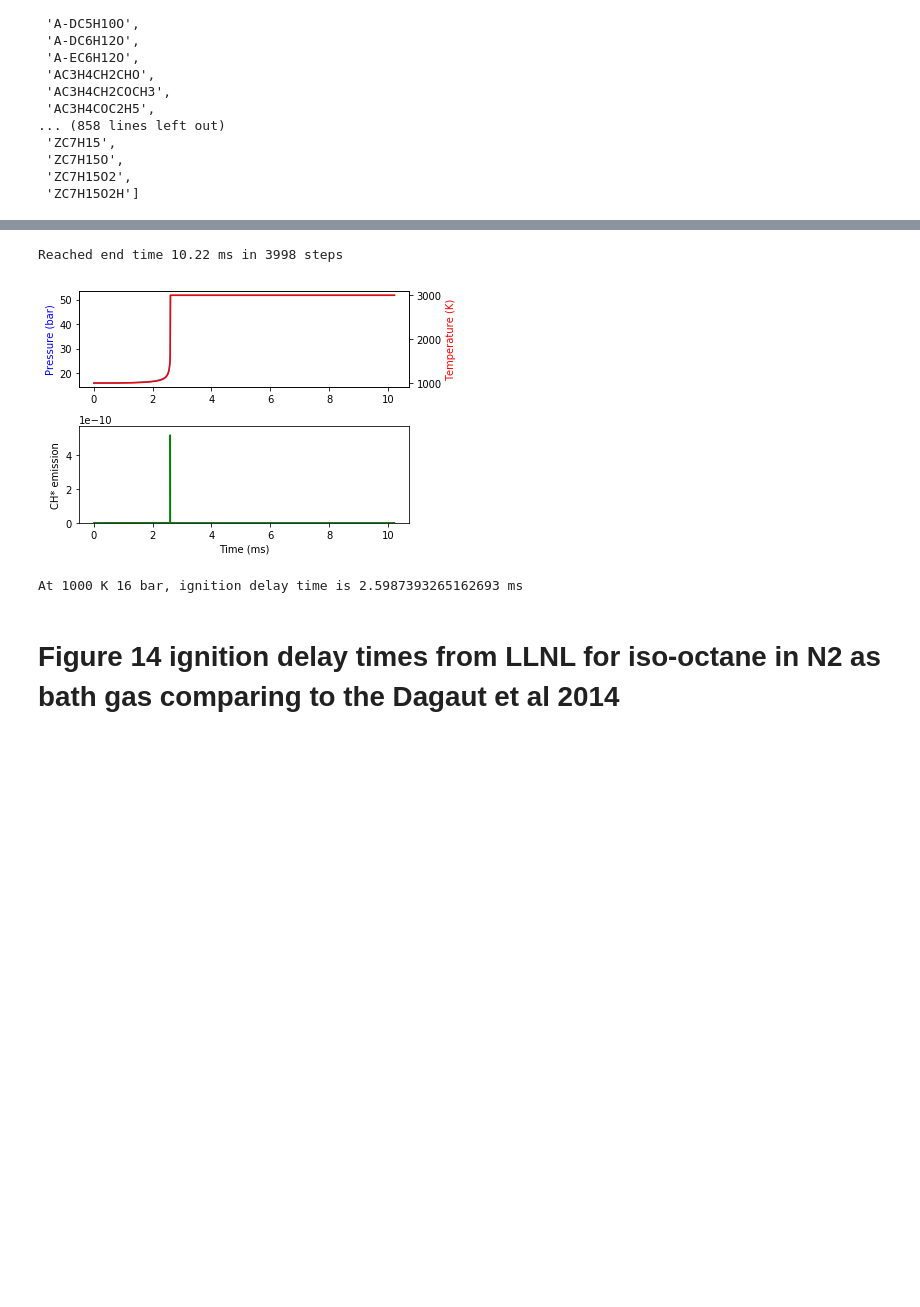
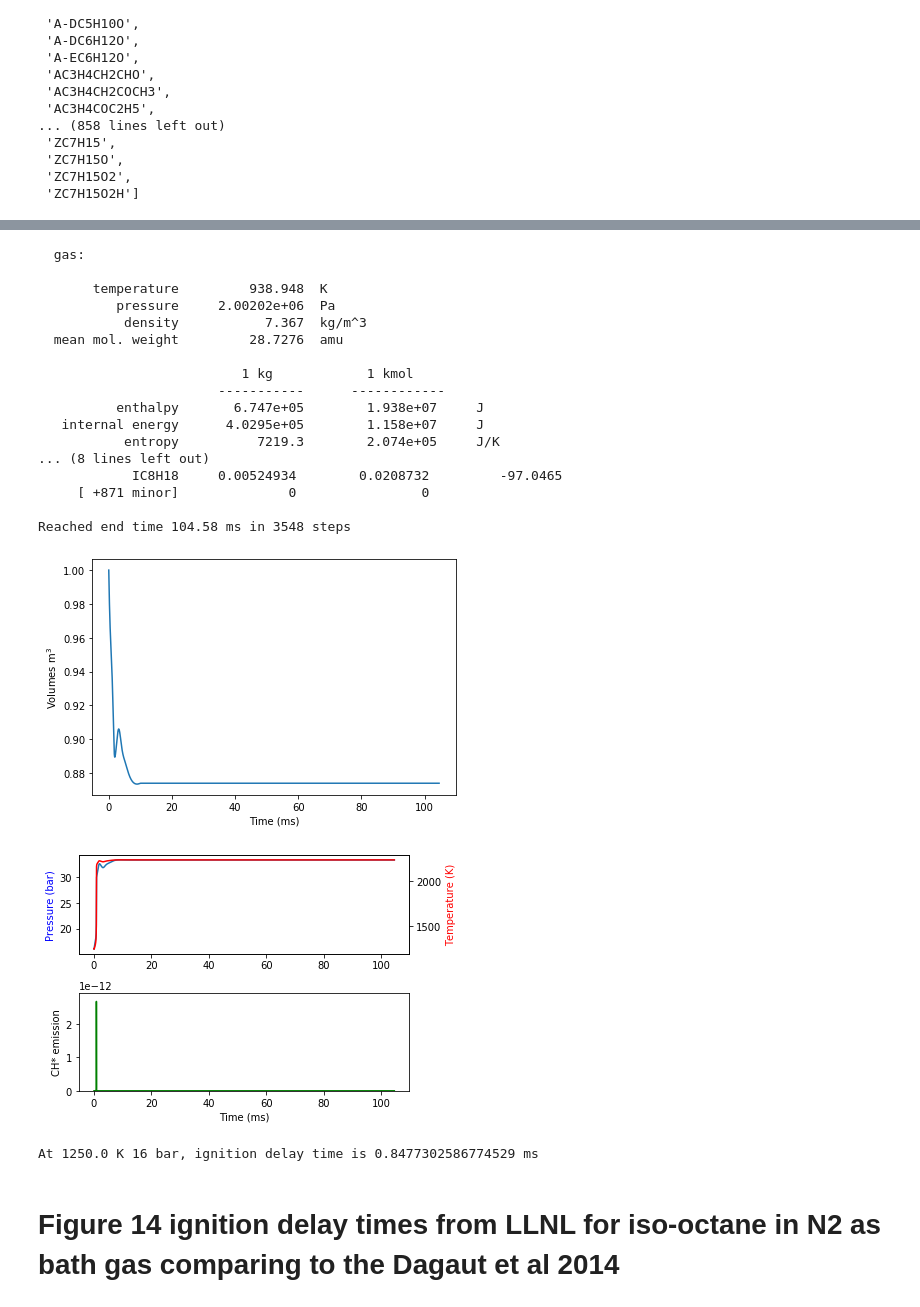
Before and after one commit to ajuluc/GTL, a Jupyter notebook: ic8_ignition_delay_LLNL.ipynb, the cells around one changed output, grey strips where cells are left out. Saved outputs shown, nothing was run; the diff lists cells and outputs as text; code cells hidden in the pictures; blank space fills up the shorter version.

```diff
--- a/ic8_ignition_delay_LLNL.ipynb
+++ b/ic8_ignition_delay_LLNL.ipynb
@@ -123,0 +234,11 @@ gas()
+# %%
+import scipy.interpolate
+spl = scipy.interpolate.UnivariateSpline(times, volumes, k=3,s=0.0001, ext='const')
+# if ext='const', extrapolation return the boundary value.
+
+plt.plot(times, volumes, '.', label="From experiment P profile,\nassuming isentropic compression")
+t = np.linspace(0,max(times)*1.1,1000)
+plt.plot(t, spl(t), label="Interpolated spline")
+plt.xlabel('Time (s)')
+plt.ylabel('Volume (m$^3$)')
+plt.legend(loc='best')
@@ -123,0 +248,9 @@ gas()
+# %%
+velocity = spl.derivative(n=1)
+print(velocity.ext)
+velocity.ext=1 # zeros
+print(velocity.ext)
+plt.plot(t, velocity(t))
+plt.xlabel('Time (s)')
+plt.ylabel('Wall velocity (m/s)')
+plt.hlines(0,0,max(t))
@@ -134,16 +281,22 @@ def get_ignition_delay(gas, temperature, pressure_bar, mole_fractions, plot=Fals
     """
     gas.TPX = temperature, pressure_bar*1e5, mole_fractions
 
+
     reactor = ct.IdealGasReactor(gas)
+    environment = ct.Reservoir(ct.Solution('air.xml'))
+
+    ct.Wall(reactor, environment, A=1.0, velocity=velocity)
     reactor_network = ct.ReactorNet([reactor])
 
     time = 0.0
-    end_time = 10e-3
+    end_time = 100e-3
 
     times = []
     concentrations = []
     pressures = []
     temperatures = []
+    volumes = []
+
 
     print_data = True
     while time < end_time:
@@ -151,6 +304,7 @@ def get_ignition_delay(gas, temperature, pressure_bar, mole_fractions, plot=Fals
         times.append(time)
         temperatures.append(reactor.T)
         pressures.append(reactor.thermo.P)
+        volumes.append(reactor.volume)
         concentrations.append(reactor.thermo.concentrations)
         # take a timestep
         # the size of the step will be determined by the ODE solver
@@ -163,6 +317,15 @@ def get_ignition_delay(gas, temperature, pressure_bar, mole_fractions, plot=Fals
     times = np.array(times)
     pressures = np.array(pressures)
     temperatures = np.array(temperatures)
+    volumes = np.array(volumes)
+
+    if plot:
+        plt.plot(times*1e3, volumes)
+        plt.xlabel("Time (ms)")
+        plt.ylabel("Volumes m$^3$")
+        plt.tight_layout()
+        plt.show()
+
 
     if plot:
         plt.subplot(2,1,1)
@@ -192,7 +355,7 @@ def get_ignition_delay(gas, temperature, pressure_bar, mole_fractions, plot=Fals
         print("At {0} K {1} bar, no ignition detected".format(temperature, pressure_bar))
         return np.infty
 # %%
-def get_ignition_delay_air(temperature, pressure_bar=10, phi=1.0, plot=False):
+def get_ignition_delay_air_n2(temperature, pressure_bar=16, phi=1.0, plot=False):
     """
     For figure 14
 
@@ -202,6 +365,9 @@ def get_ignition_delay_air(temperature, pressure_bar=10, phi=1.0, plot=False):
     """
     set_gas_concentrations(gas, phi)
     mole_fractions = gas.X
+    if plot:
+        gas()
 
     time = get_ignition_delay(gas, temperature, pressure_bar, mole_fractions, plot=plot)
     return time
+gas()
@@ -208,10 +392,27 @@ def get_ignition_delay_air(temperature, pressure_bar=10, phi=1.0, plot=False):
 # %%
-get_ignition_delay_air(1000, 16, 1, plot=True)
+get_ignition_delay_air_n2(1000/.8, 16, 1, plot=True)
 plt.rcParams['figure.figsize'] = [10, 8]
 # %% [output]
-Reached end time 10.22 ms in 3998 steps
+  gas:
+
+       temperature         938.948  K
+          pressure     2.00202e+06  Pa
+           density           7.367  kg/m^3
+  mean mol. weight         28.7276  amu
+
+                          1 kg            1 kmol
+                       -----------      ------------
+          enthalpy       6.747e+05        1.938e+07     J
+   internal energy      4.0295e+05        1.158e+07     J
+           entropy          7219.3        2.074e+05     J/K
+... (8 lines left out)
+            IC8H18     0.00524934        0.0208732         -97.0465
+     [ +871 minor]              0                0
+
+Reached end time 104.58 ms in 3548 steps
-[figure, old version]
+[figure, new version]
+[figure, added]
-At 1000 K 16 bar, ignition delay time is 2.5987393265162693 ms
+At 1250.0 K 16 bar, ignition delay time is 0.8477302586774529 ms
 # %% [markdown]
 # Figure 14 ignition delay times from LLNL for iso-octane in N2 as bath gas comparing to the Dagaut et al 2014
 # %%
```
Also changed, not shown: parts of 20 cells of this notebook, 2 other files.
